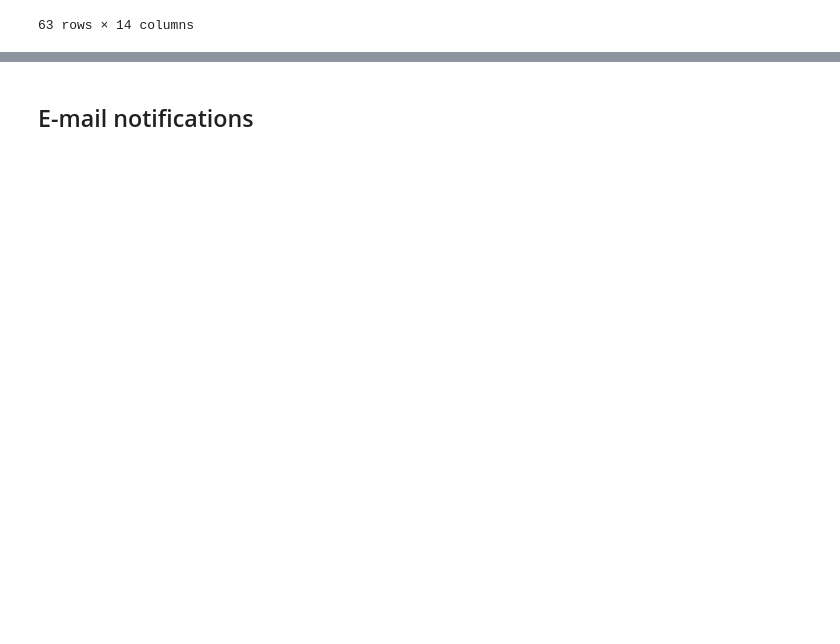
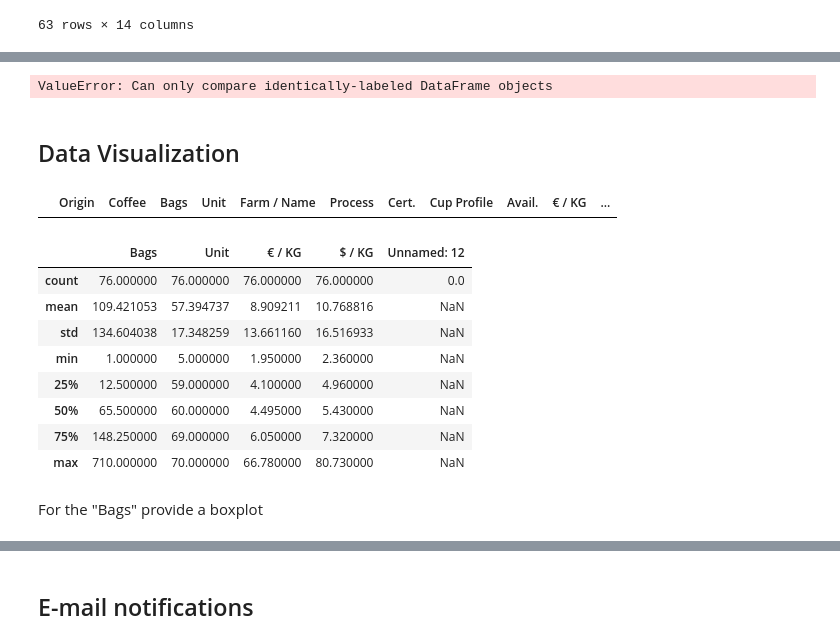
Before and after one commit to yana-d/green-bean-price-tracker, a Jupyter notebook: green-bean-price-tracker.ipynb, the cells around one changed output, grey strips where cells are left out. Saved outputs shown, nothing was run; the diff lists cells and outputs as text; code cells hidden in the pictures; blank space fills up the shorter version.

```diff
--- a/green-bean-price-tracker.ipynb
+++ b/green-bean-price-tracker.ipynb
@@ -444,2 +415,6 @@ df_twentyone
 # %%
-df.compare(df2, keep_shape=True)
+df_last.compare(df_twentyone, keep_shape=True)
+# %% [output]
+ValueError: Can only compare identically-labeled DataFrame objects
+# %% [markdown]
+## Data Visualization
@@ -445,0 +425,18 @@ df.compare(df2, keep_shape=True)
+# %%
+df_likelast
+# %% [output]
+|  | Origin | Coffee | Bags | Unit | Farm / Name | Process | Cert. | Cup Profile | Avail. | € / KG | ... |
+# %%
+df_last.describe()
+# %% [output]
+|  | Bags | Unit | € / KG | $ / KG | Unnamed: 12 |
+| count | 76.000000 | 76.000000 | 76.000000 | 76.000000 | 0.0 |
+| mean | 109.421053 | 57.394737 | 8.909211 | 10.768816 | NaN |
+| std | 134.604038 | 17.348259 | 13.661160 | 16.516933 | NaN |
+| min | 1.000000 | 5.000000 | 1.950000 | 2.360000 | NaN |
+| 25% | 12.500000 | 59.000000 | 4.100000 | 4.960000 | NaN |
+| 50% | 65.500000 | 60.000000 | 4.495000 | 5.430000 | NaN |
+| 75% | 148.250000 | 69.000000 | 6.050000 | 7.320000 | NaN |
+| max | 710.000000 | 70.000000 | 66.780000 | 80.730000 | NaN |
+# %% [markdown]
+For the "Bags" provide a boxplot
```
Also changed, not shown: parts of 39 cells of this notebook, 2 other files.
